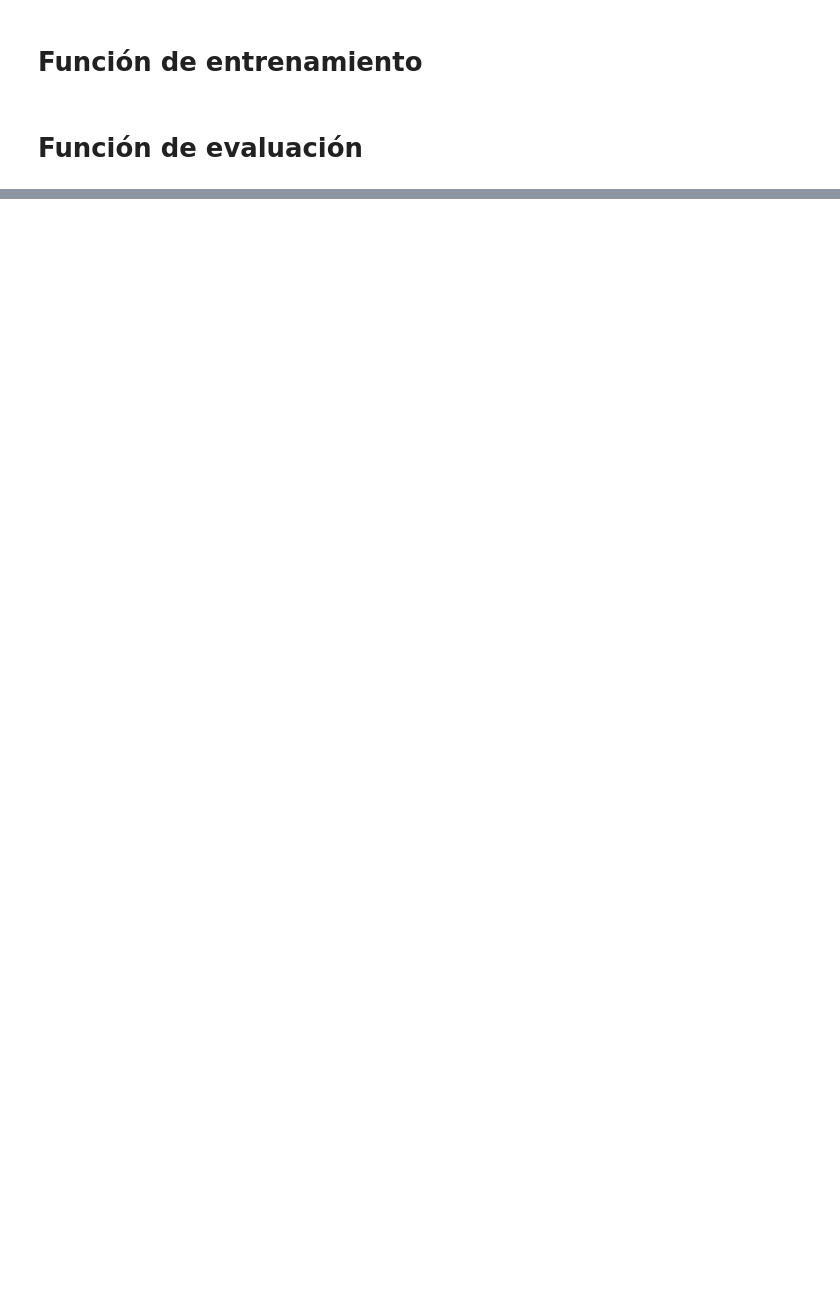
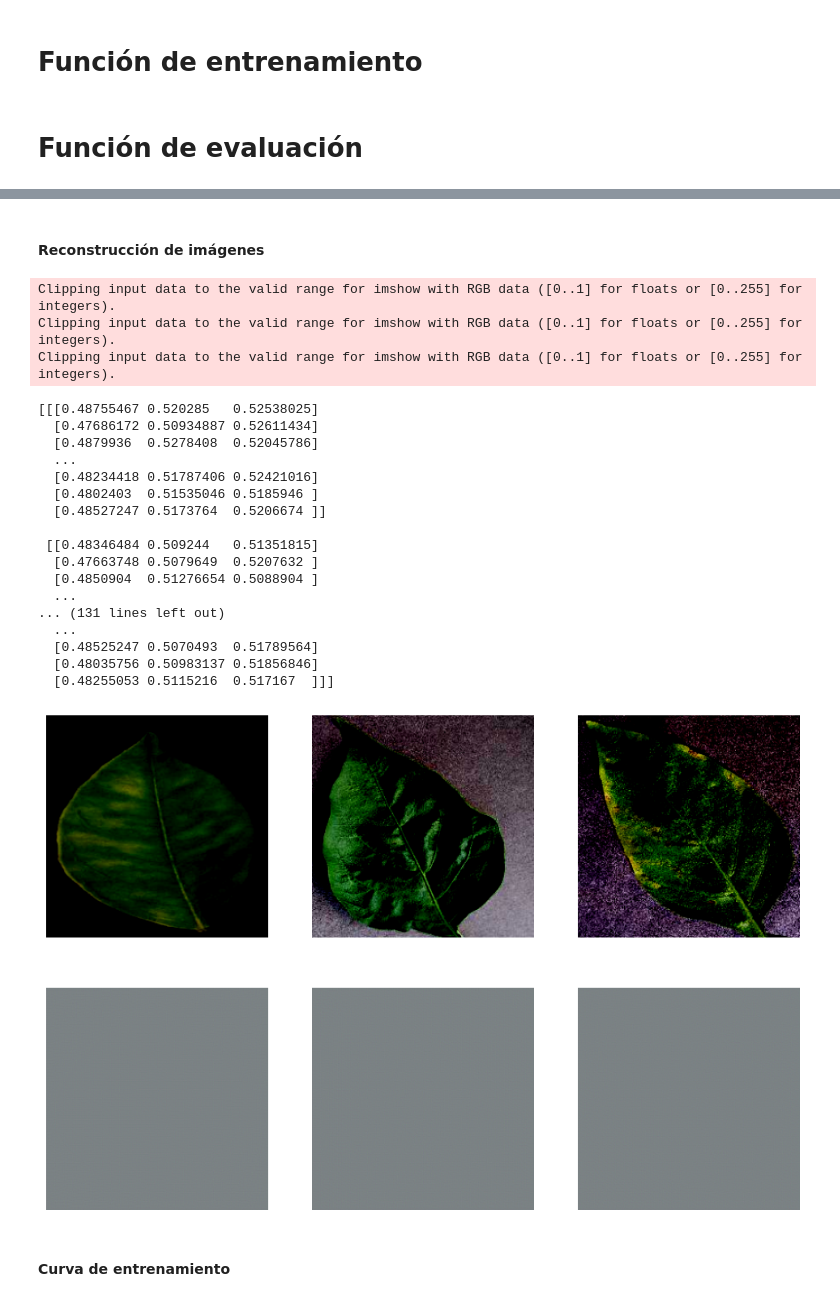
Before and after one commit to rijegaro287/Proyecto_3_IRP, a Jupyter notebook: Experimento 1/experimento_1.ipynb, the cells around one changed output, grey strips where cells are left out. Saved outputs shown, nothing was run; the diff lists cells and outputs as text; code cells hidden in the pictures; blank space fills up the shorter version.

```diff
--- a/Experimento 1/experimento_1.ipynb
+++ b/Experimento 1/experimento_1.ipynb
@@ -260,3 +294,26 @@ def show_auroc_plot(train_roc_fpr, train_roc_tpr, train_auroc, test_roc_fpr, tes
+# %%
+def reconstruct_image(model, dataloader, num_samples):
+    model.eval()
+    X_test = next(iter(dataloader))
+
+    fig, ax = plt.subplots(2, num_samples, figsize=(12, 8))
+    for i in range(num_samples):
+        current_sample = X_test[0][i]
+        reconstructed_image = model(current_sample)
+
+        current_sample = current_sample.permute(1, 2, 0)
+        current_sample = current_sample.detach().numpy()
+
+        reconstructed_image = reconstructed_image.permute(1, 2, 0)
+        reconstructed_image = reconstructed_image.detach().numpy()
+
+        ax[0, i].imshow(current_sample)
+        ax[0, i].axis('off')
+
+        ax[1, i].imshow(reconstructed_image)
+        ax[1, i].axis('off')
+
+    plt.show()
 # %% [markdown]
 # Función de entrenamiento
 # %%
@@ -539,0 +534,29 @@ show_auroc_plot(train_roc_fpr, train_roc_tpr, train_auroc, test_roc_fpr, test_ro
+# %% [markdown]
+#### Reconstrucción de imágenes
+# %%
+test_dataloader_1 = DataLoader(
+    test_dataset_1, batch_size=batch_size, shuffle=True)
+
+reconstruct_image(autoencoder_model_1, test_dataloader_1, num_samples=3)
+# %% [output]
+Clipping input data to the valid range for imshow with RGB data ([0..1] for floats or [0..255] for integers).
+Clipping input data to the valid range for imshow with RGB data ([0..1] for floats or [0..255] for integers).
+Clipping input data to the valid range for imshow with RGB data ([0..1] for floats or [0..255] for integers).
+[[[0.48755467 0.520285   0.52538025]
+  [0.47686172 0.50934887 0.52611434]
+  [0.4879936  0.5278408  0.52045786]
+  ...
+  [0.48234418 0.51787406 0.52421016]
+  [0.4802403  0.51535046 0.5185946 ]
+  [0.48527247 0.5173764  0.5206674 ]]
+
+ [[0.48346484 0.509244   0.51351815]
+  [0.47663748 0.5079649  0.5207632 ]
+  [0.4850904  0.51276654 0.5088904 ]
+  ...
+... (131 lines left out)
+  ...
+  [0.48525247 0.5070493  0.51789564]
+  [0.48035756 0.50983137 0.51856846]
+  [0.48255053 0.5115216  0.517167  ]]]
+[figure, added]
@@ -539,0 +580,2 @@ show_auroc_plot(train_roc_fpr, train_roc_tpr, train_auroc, test_roc_fpr, test_ro
+# %% [markdown]
+#### Curva de entrenamiento
```
Also changed, not shown: parts of 44 cells of this notebook.
